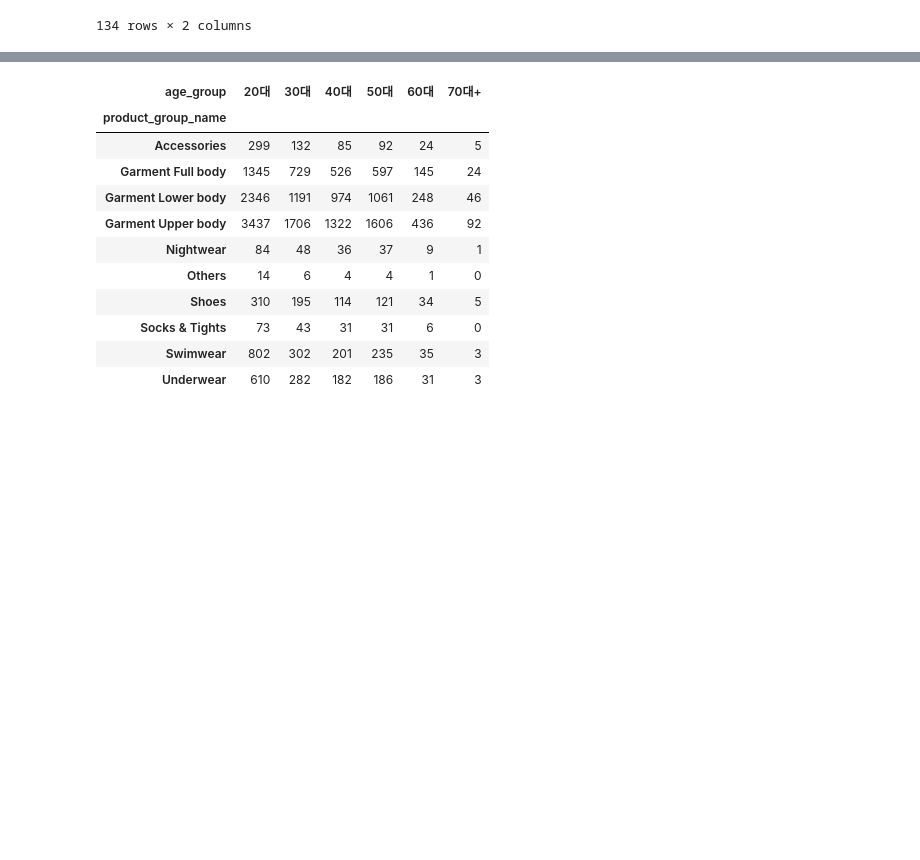
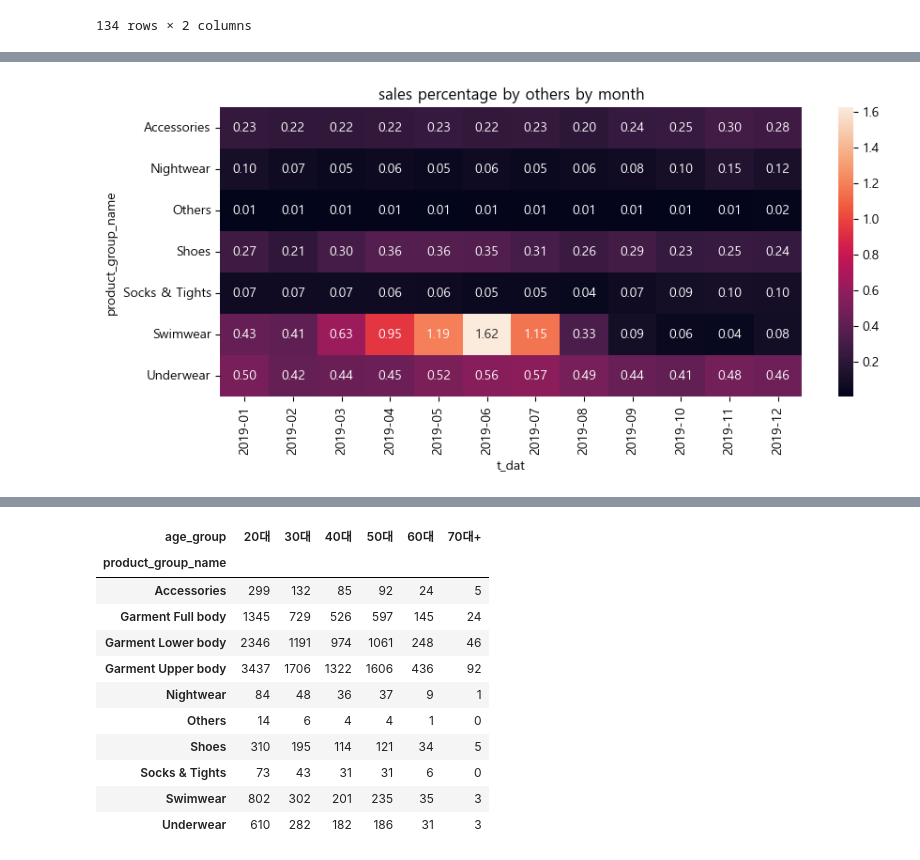
Before and after one commit to KyungminChang/4team-commerce-first-project, a Jupyter notebook: test.ipynb, the cells around one changed output, grey strips where cells are left out. Saved outputs shown, nothing was run; the diff lists cells and outputs as text; code cells hidden in the pictures; blank space fills up the shorter version.

```diff
--- a/test.ipynb
+++ b/test.ipynb
@@ -208,3 +150,8 @@ perceived_colour_master_name         0
 index_name                           0
 garment_group_name                   0
 dtype: int64
+# %%
+# 이후 1차 데이터 분석 중 필요해질 총매출을 변수에 저장
+total_sale = tr_cus_ar["price"].sum()
+total_sale = total_sale.astype(int)
+total_sale
@@ -413,3 +363,25 @@ plt.show()
+# %%
+# 수치가 작았던 그룹의 히트맵(총매출에 대한 비율 버전)
+# 매출만 가지고 그렸을 때와 별 다른 차이가 보이지 않아, 비율을 가지고 더 그릴 필요는 없어보임.
+import matplotlib.pyplot as plt
+import seaborn as sns
+
+pv_others_per = mpp_copy.copy()
+group_map =["Garment Full body", "Garment Lower body", "Garment Upper body"]
+pv_others_per = pv_others_per[~pv_others_per["product_group_name"].isin(group_map)]
+pv_others_per["price_per"] = (pv_others_per["price"] / total_sale * 100)
+pv_others_per = pd.pivot_table(pv_others_per,
+                        index = "product_group_name",
+                        columns = "t_dat",
+                        values = "price_per",
+                        aggfunc = "sum")
+
+plt.figure(figsize = (10, 4))
+sale_heat = sns.heatmap(pv_others_per, annot = True, fmt = ".2f")
+plt.title("sales percentage by others by month")
+plt.show()
+# %% [output]
+[figure, added]
 # %%
 # 수치가 컸던 그룹의 히트맵
 import matplotlib.pyplot as plt
```
Also changed, not shown: parts of 72 cells of this notebook.
